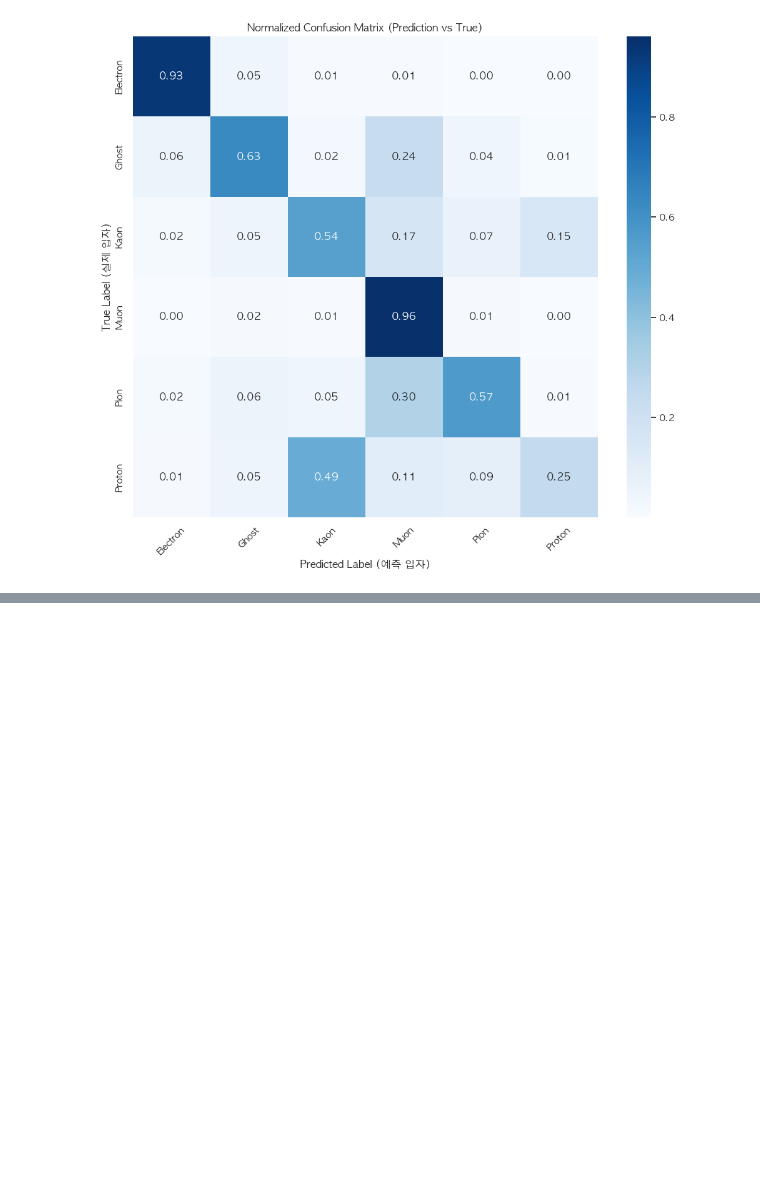
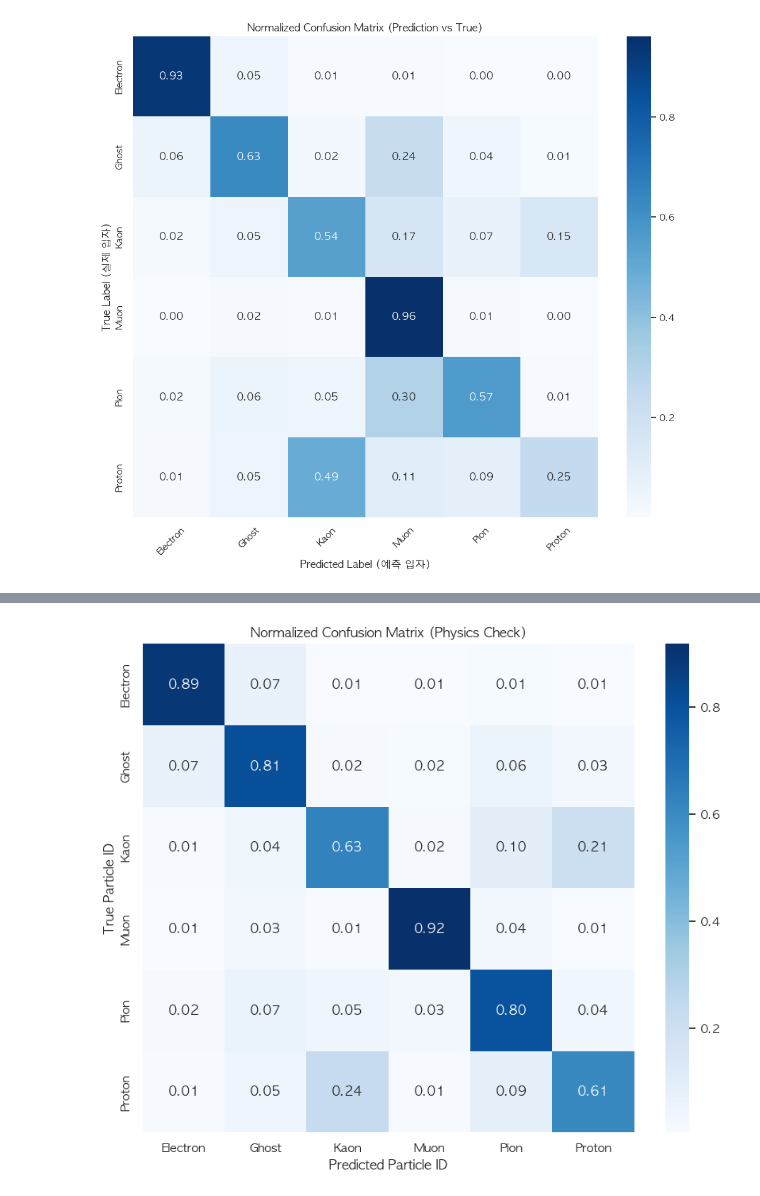
Before and after one commit to Jongseok103/UOS-Assignments, a Jupyter notebook: BigDataPhysic/CL_LHC.ipynb, the cells around one changed output, grey strips where cells are left out. Saved outputs shown, nothing was run; the diff lists cells and outputs as text; code cells hidden in the pictures; blank space fills up the shorter version.

```diff
--- a/BigDataPhysic/CL_LHC.ipynb
+++ b/BigDataPhysic/CL_LHC.ipynb
@@ -751,3 +751,86 @@ evaluate_per_class(model, val_loader, label_encoder, device)
    macro avg       0.68      0.65      0.66     25086
 weighted avg       0.82      0.84      0.83     25086
 [figure]
+# %%
+import xgboost as xgb
+from sklearn.model_selection import train_test_split
+from sklearn.metrics import accuracy_score, classification_report, confusion_matrix
+from sklearn.preprocessing import LabelEncoder
+import matplotlib.pyplot as plt
+import seaborn as sns
+import numpy as np
+import pandas as pd
+
+# 1. 데이터 준비 및 전처리
+# 원본 데이터 보존을 위해 카피
+df_model = df_train.copy()
+
+# -999.0을 np.nan으로 변경 (XGBoost가 결측치로 인식하도록)
+df_model.replace(-999.0, np.nan, inplace=True)
+
+# Feature와 Label 분리
+# User가 제공한 컬럼 리스트에 'Label'이 있었으므로 이를 타겟으로 설정
+label_col = 'Label'
+X = df_model.drop(columns=[label_col])
+y = df_model[label_col]
+
+# Label Encoding (혹시 클래스가 0부터 시작하지 않을 경우를 대비)
+le = LabelEncoder()
+y_encoded = le.fit_transform(y)
+class_names = [str(c) for c in le.classes_] # 나중에 시각화용
+
+# Train / Validation Split (8:2)
+# stratify=y_encoded 옵션은 클래스 비율을 유지하면서 자르기 위함 (중요!)
+X_train, X_val, y_train, y_val = train_test_split(
+    X, y_encoded, test_size=0.2, random_state=42, stratify=y_encoded
+)
+
+# 2. XGBoost 모델 설정 및 학습
+print("Model Training Started...")
+xgb_clf = xgb.XGBClassifier(
+    n_estimators=500,           # 트리 개수 (충분히 크게 잡고 early_stopping으로 제어)
+    learning_rate=0.05,         # 학습률
+    max_depth=6,                # 트리의 깊이 (너무 깊으면 과적합)
+    objective='multi:softprob', # 다중 분류 확률값 출력
+    num_class=len(class_names), # 클래스 개수
+    tree_method='hist',         # 결측치 처리에 최적화된 고속 알고리즘
+    random_state=42,
+    early_stopping_rounds=20,
+    n_jobs=-1                   # 모든 CPU 코어 사용
+)
+
+# 학습 (Validation Loss가 더 이상 안 줄어들면 조기 종료)
+xgb_clf.fit(
+    X_train, y_train,
+    eval_set=[(X_val, y_val)],
+    verbose=50 # 50번마다 로그 출력
+)
+
+# 3. 평가 및 검증
+print("\n[Evaluation Results]")
+y_pred = xgb_clf.predict(X_val)
+acc = accuracy_score(y_val, y_pred)
+print(f"Validation Accuracy: {acc:.4f}")
+print("\nClassification Report:")
+print(classification_report(y_val, y_pred, target_names=class_names))
+
+# --- 시각화 1: Confusion Matrix (어떤 입자를 헷갈려하는가?) ---
+plt.figure(figsize=(10, 8))
+cm = confusion_matrix(y_val, y_pred)
+# 값을 비율로 표시하여 클래스 불균형 영향 최소화
+cm_norm = cm.astype('float') / cm.sum(axis=1)[:, np.newaxis]
+
+sns.heatmap(cm_norm, annot=True, fmt='.2f', cmap='Blues',
+            xticklabels=class_names, yticklabels=class_names)
+plt.title('Normalized Confusion Matrix (Physics Check)')
+plt.ylabel('True Particle ID')
+plt.xlabel('Predicted Particle ID')
+plt.show()
+
+# --- 시각화 2: Feature Importance (모델은 무엇을 중요하게 봤는가?) ---
+plt.figure(figsize=(12, 8))
+# Gain: 해당 변수가 쓰였을 때 손실 함수(Loss)를 얼마나 줄였는가 (정보 이득)
+xgb.plot_importance(xgb_clf, importance_type='gain', max_num_features=15, height=0.5, show_values=False)
+plt.title('Top 15 Most Important Features (By Gain)')
+plt.show()
+# %% [output]
@@ -753,0 +854 @@ weighted avg       0.82      0.84      0.83     25086
+[figure, added]
```
Also changed, not shown: parts of 3 cells of this notebook, 6 other files.
